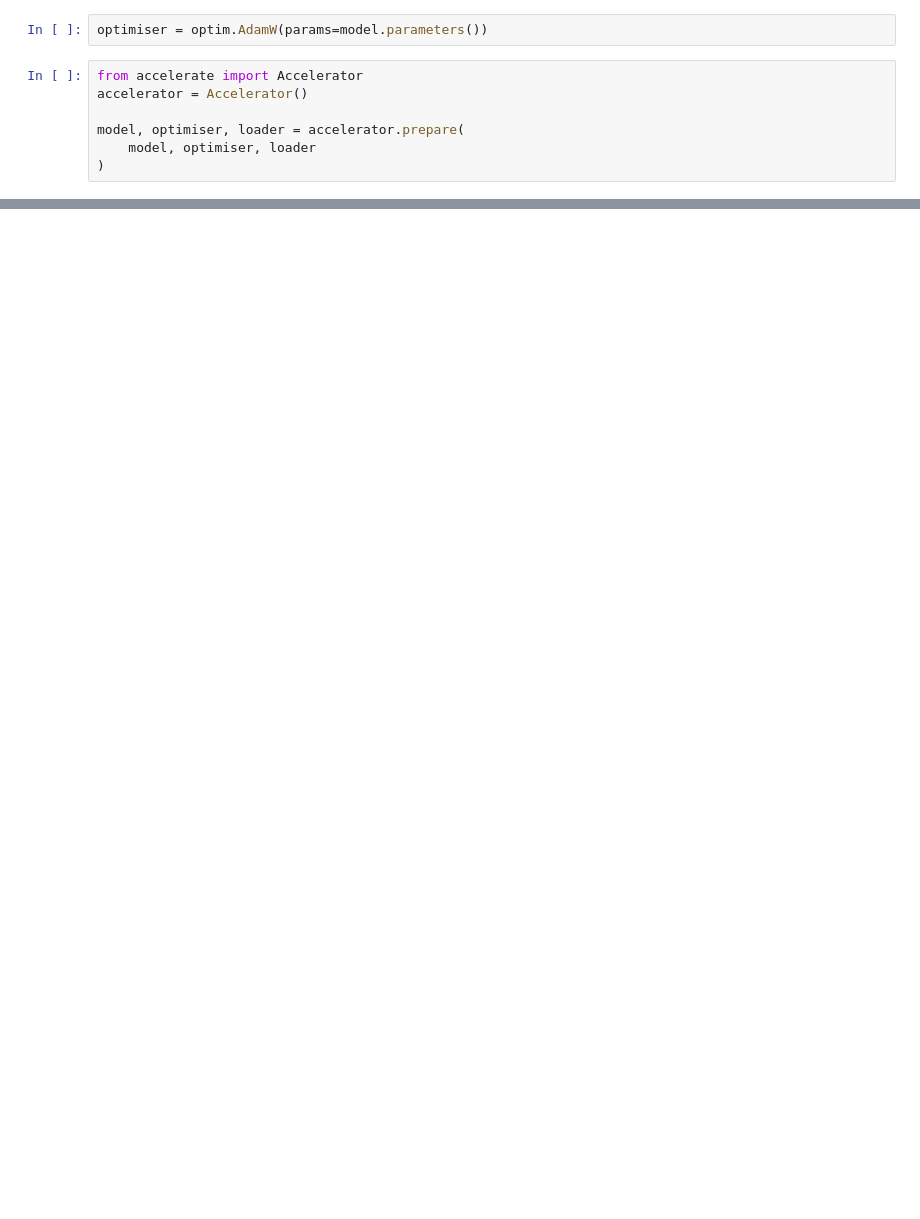
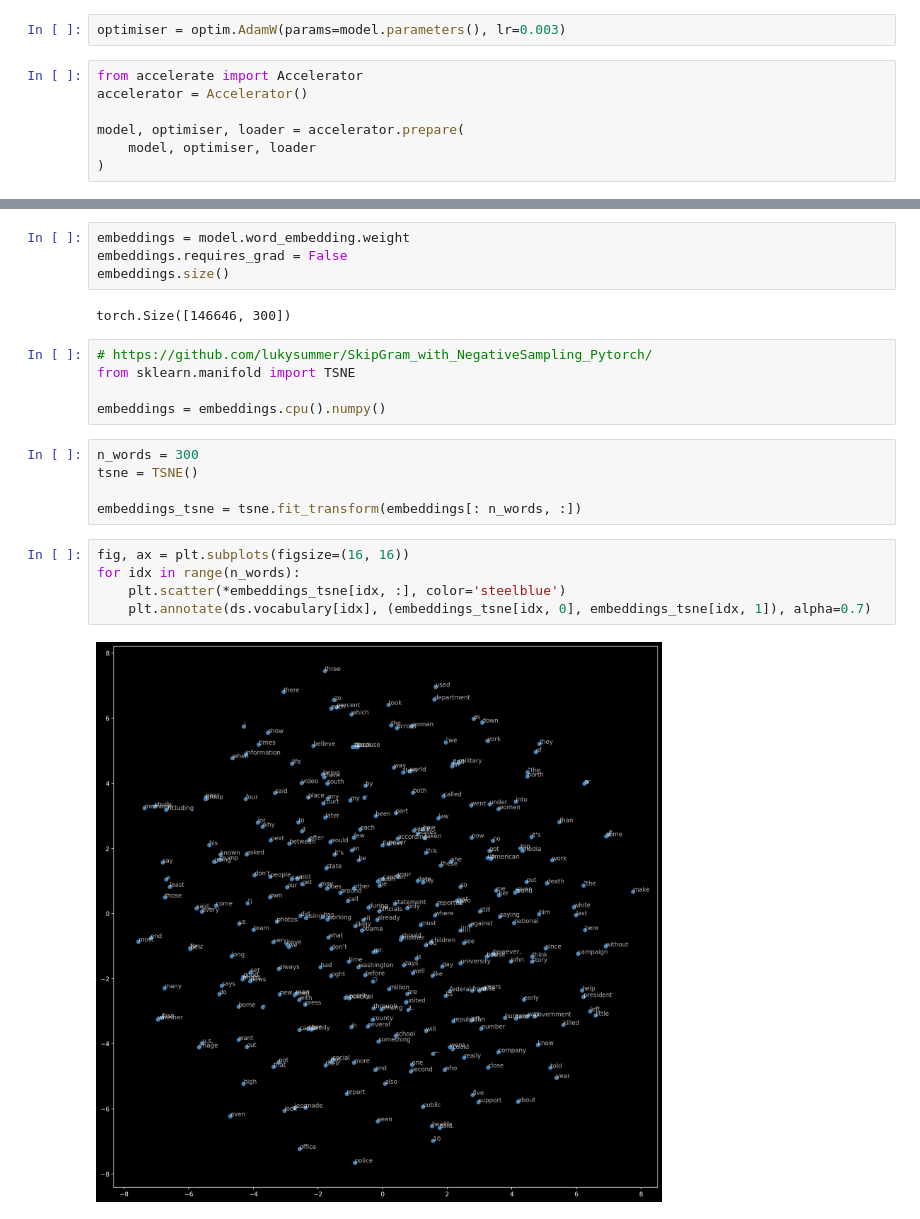
Before and after one commit to ShawonAshraf/skipgram-pytorch, a Jupyter notebook: notebooks/prototype.ipynb, the cells around one changed output, grey strips where cells are left out. Cells and saved outputs as stored; diff of their text form; blank space fills up the shorter version.

```diff
--- a/notebooks/prototype.ipynb
+++ b/notebooks/prototype.ipynb
@@ -317,7 +331,7 @@ criterion = NegativeSamplingLoss()
 #         loss = criterion(tgt, ctx, noise)
 #         print(loss.item())
 # %%
-optimiser = optim.AdamW(params=model.parameters())
+optimiser = optim.AdamW(params=model.parameters(), lr=0.003)
 # %%
 from accelerate import Accelerator
 accelerator = Accelerator()
@@ -356,0 +406,23 @@ for e in range(epochs):
+# %%
+embeddings = model.word_embedding.weight
+embeddings.requires_grad = False
+embeddings.size()
+# %% [output]
+torch.Size([146646, 300])
+# %%
+# https://github.com/lukysummer/SkipGram_with_NegativeSampling_Pytorch/
+from sklearn.manifold import TSNE
+
+embeddings = embeddings.cpu().numpy()
+# %%
+n_words = 300
+tsne = TSNE()
+
+embeddings_tsne = tsne.fit_transform(embeddings[: n_words, :])
+# %%
+fig, ax = plt.subplots(figsize=(16, 16))
+for idx in range(n_words):
+    plt.scatter(*embeddings_tsne[idx, :], color='steelblue')
+    plt.annotate(ds.vocabulary[idx], (embeddings_tsne[idx, 0], embeddings_tsne[idx, 1]), alpha=0.7)
+# %% [output]
+[figure, added]
```
Also changed, not shown: parts of 4 cells of this notebook.
